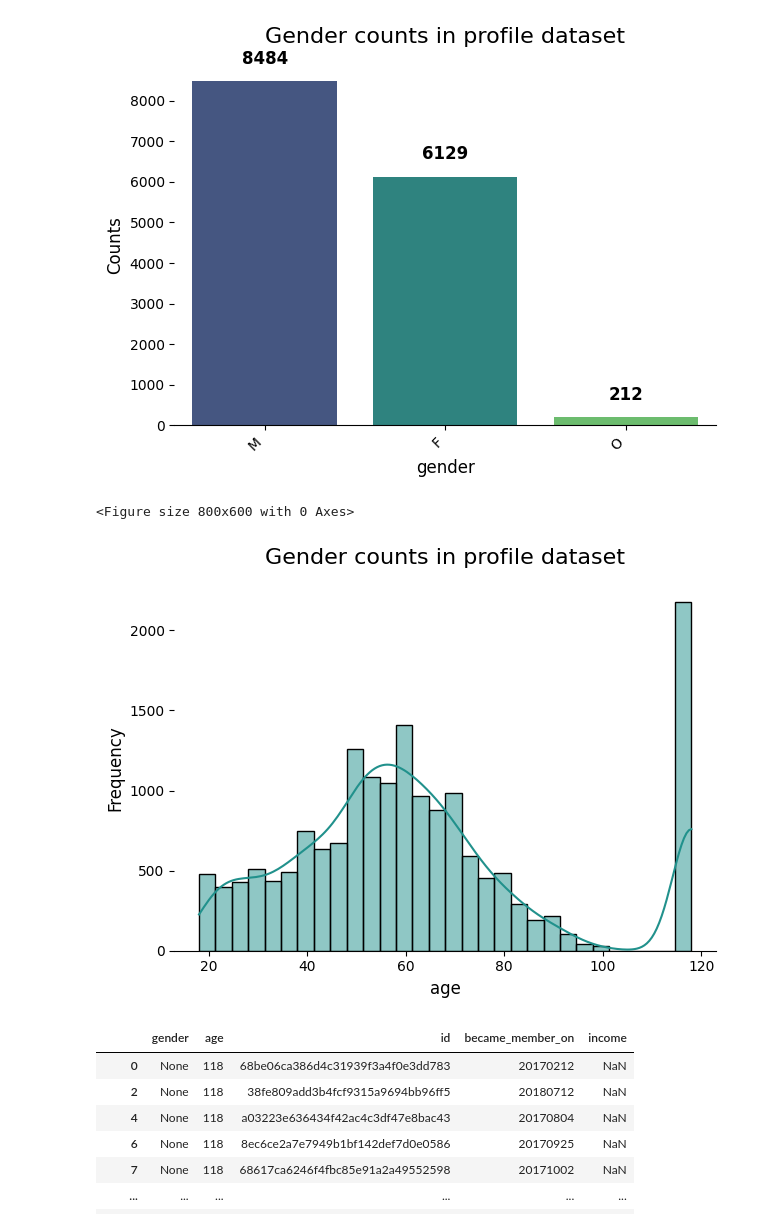
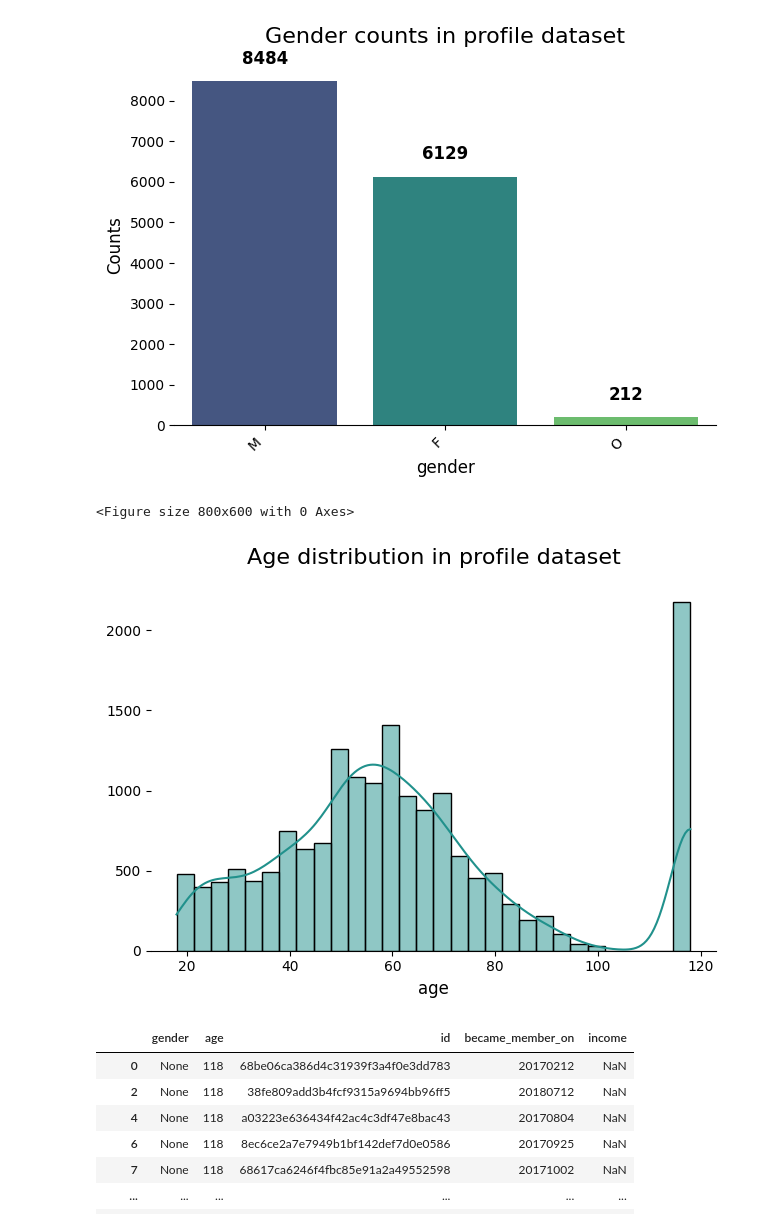
Before and after one commit to Ermess94/capstone-project-udacity, a Jupyter notebook: project_report.ipynb, the cells around one changed output. Saved outputs shown, nothing was run; the diff lists cells and outputs as text; code cells hidden in the pictures.

```diff
--- a/project_report.ipynb
+++ b/project_report.ipynb
@@ -164,10 +164,45 @@ def distribution_plot(df, colName, pltTitle, palette='viridis', figsize=(8, 6),
 
     ax.set_title(pltTitle, fontsize=title_size, pad=15)
     ax.set_xlabel(colName, fontsize=label_size)
-    ax.set_ylabel('Frequency', fontsize=label_size)
+    ax.set_ylabel('', fontsize=label_size)
     sns.despine(left=True)
     plt.tight_layout()
     plt.show()
+
+def grouped_bar_plot(df, colName, hueColName, pltTitle, palette='viridis', figsize=(15, 5), title_size=16, label_size=12):
+    plt.figure(figsize=figsize)
+    fig, ax = plt.subplots()
+
+    sns.countplot(
+        data=df,
+        x=colName,
+        hue=hueColName,
+        palette=palette,
+        ax=ax
+    )
+
+    for p in ax.patches:
+        ax.annotate(
+            f'{int(p.get_height())}',
+            (p.get_x() + p.get_width() / 2., p.get_height()),
+            ha='center',
+            va='center',
+            fontsize=label_size,
+            color='black',
+            xytext=(0, 5),
+            textcoords='offset points'
+        )
+
+    ax.set_title(pltTitle, fontsize=title_size, pad=15)
+    ax.set_xlabel(colName, fontsize=label_size)
+    ax.set_ylabel('Count', fontsize=label_size)
+
+    ax.legend(title=hueColName, title_fontsize=label_size, fontsize=label_size)
+    sns.despine(left=True)
+
+    plt.xticks(rotation=45, ha='right')
+    plt.tight_layout()
+    plt.show()
 # %%
 print("the profile dataset has {0} rows and {1} columns".format(str(profile_df.shape[0]), str(profile_df.shape[1])))
 # %% [output]
@@ -227,10 +262,10 @@ column_bar_plot(profile_df, 'gender', 'Gender counts in profile dataset')
 <Figure size 800x600 with 0 Axes>
 [figure]
 # %%
-distribution_plot(profile_df, 'age', 'Gender counts in profile dataset')
+distribution_plot(profile_df, 'age', 'Age distribution in profile dataset')
 # %% [output]
 <Figure size 800x600 with 0 Axes>
-[figure, old version]
+[figure, new version]
 # %%
 profile_df[profile_df['age']> 100]
 # %% [output]
```
Also changed, not shown: parts of 27 cells of this notebook.
